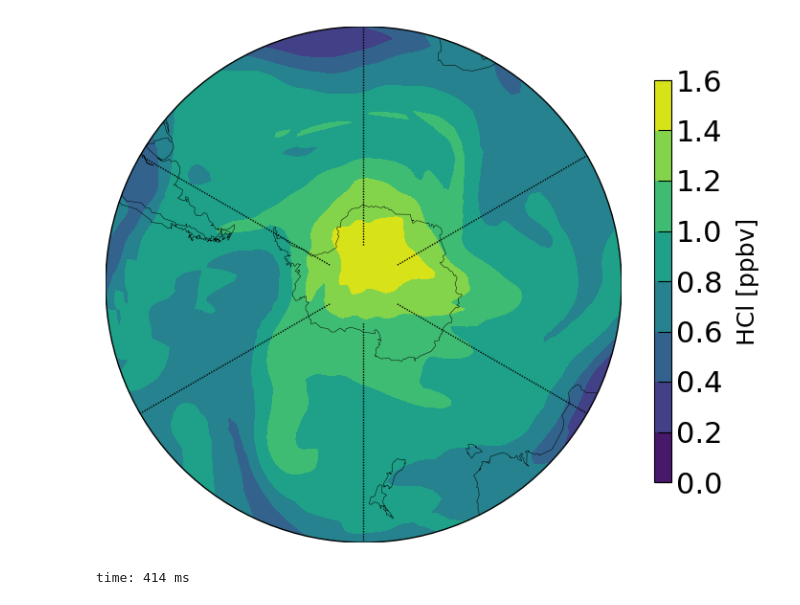
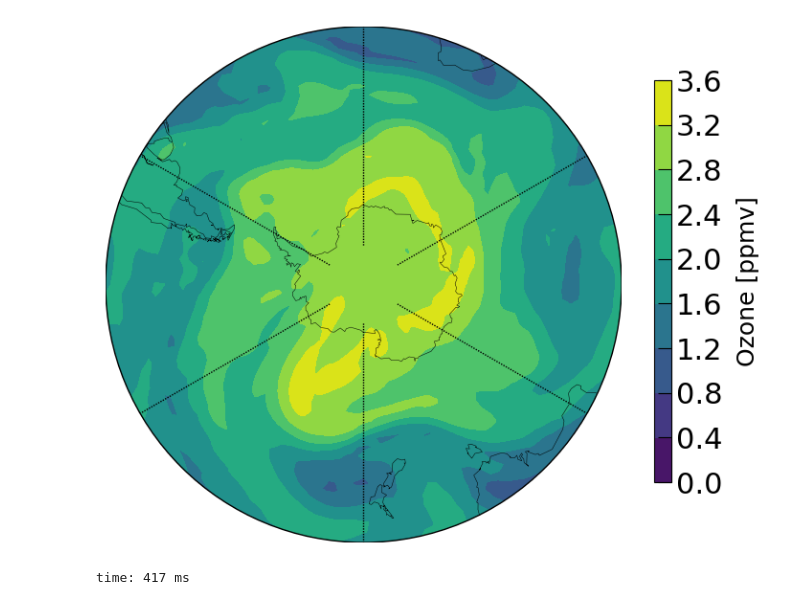
Before and after one commit to pankajkarman/reprobus, a Jupyter notebook: repro.ipynb, the cells around one changed output. Cells and saved outputs as stored; diff of their text form; code cells hidden in the pictures.

```diff
--- a/repro.ipynb
+++ b/repro.ipynb
@@ -124,7 +117,7 @@ time: 4.69 ms
 [interactive output not drawn]
 # %%
 nlev = 60
-fname = "/media/pankaj/Data/reprobus/MODEL_history_2015050112_001410"
+fname = "/media/pankaj/Data/reprobus/MODEL_history_2015050512_001410"
 bus = Reprobus(fname, nlev)
 bus.data
 # %% [output]
@@ -151,9 +144,10 @@ time: 41.8 s
 [interactive output not drawn]
 # %%
-fig, ax, cb = plot_data(bus.data["HCl"], level=435, scale=1, min_lat=-30)
-# cb.set_label(label="%s" % ("Ozone [ppmv]"), size=18)
+fig, ax, cb = plot_data(bus.data["Ozone"], level=475, scale=0.001, min_lat=-30)
+cb.set_label(label="%s" % ("Ozone [ppmv]"), size=18)
+# plt.savefig("/home/pankaj/Desktop/repro_ozone_435K.png", bbox_inches="tight")
 plt.show()
 # %% [output]
-[figure, old version]
+[figure, new version]
-time: 414 ms
+time: 417 ms
 [interactive output not drawn]
```
Also changed, not shown: parts of 4 cells of this notebook, 3 other files.
